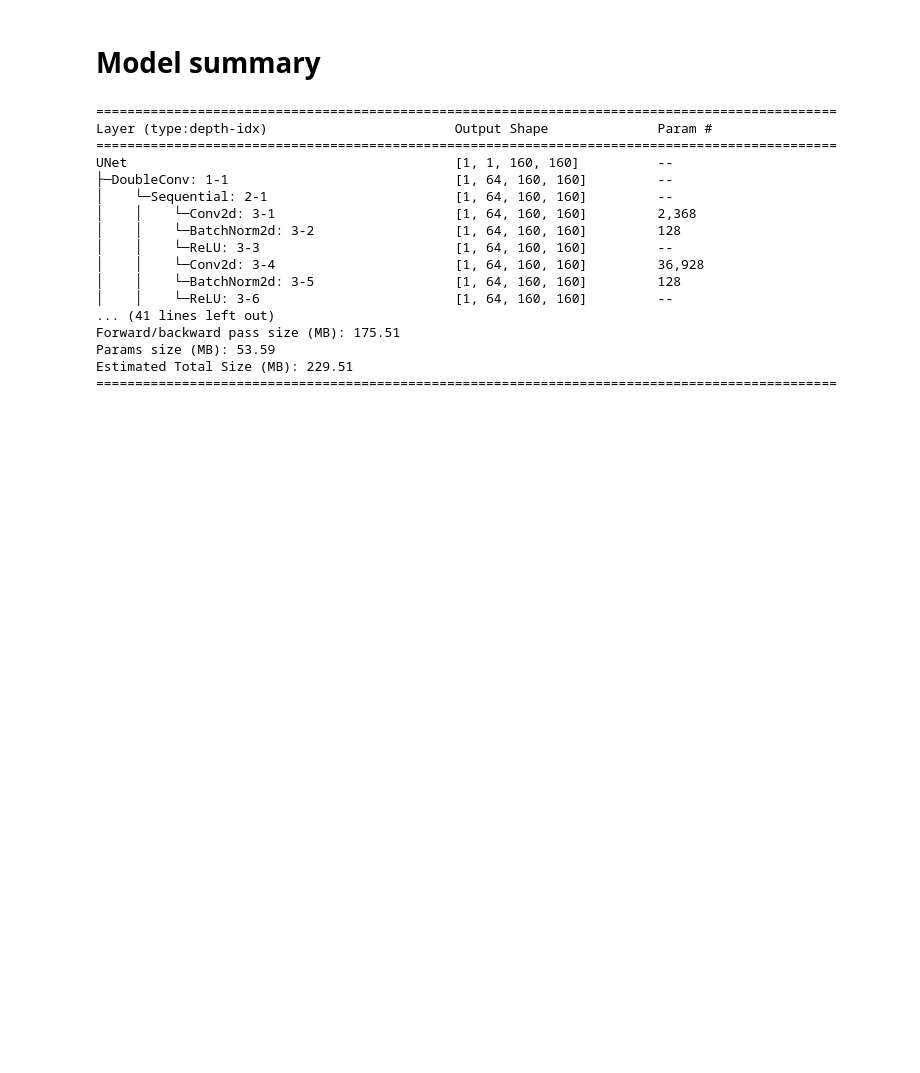
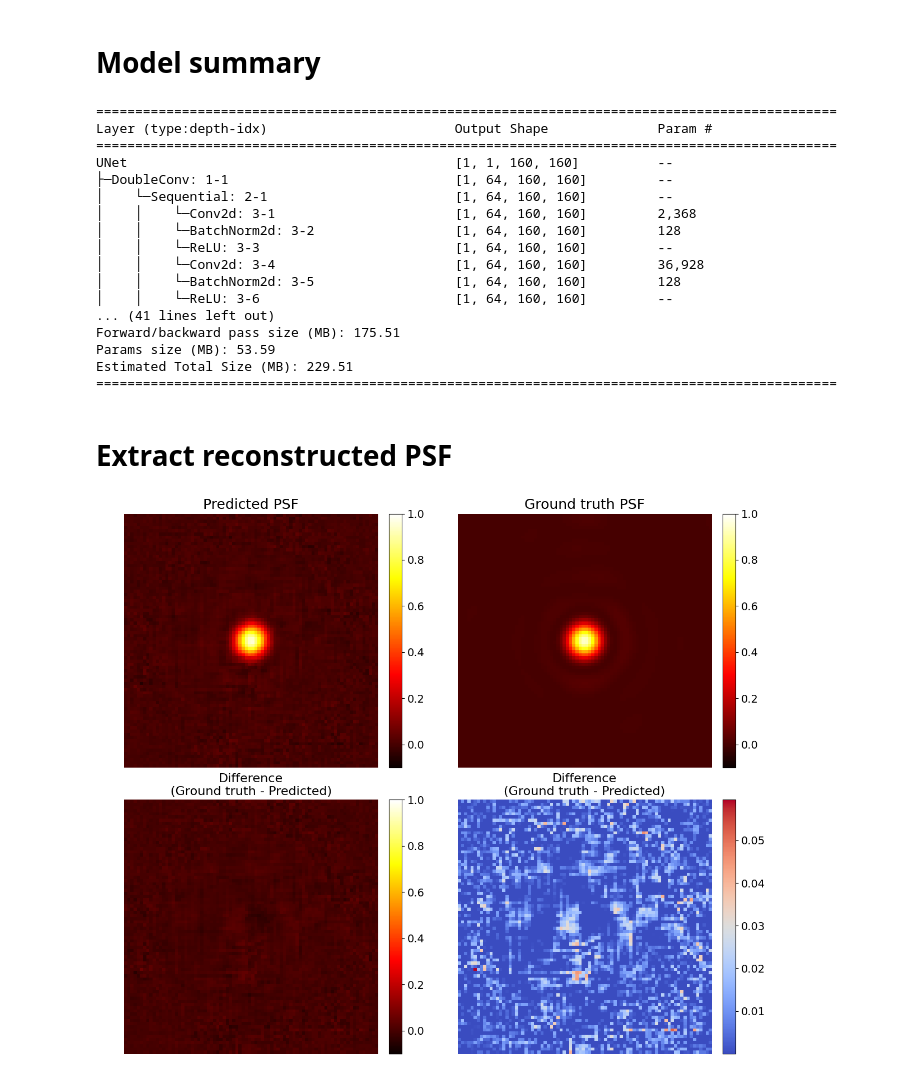
Before and after one commit to HumbertDominique/PSF-R-ML, a Jupyter notebook: misc.ipynb, the cells around one changed output. Cells and saved outputs as stored; diff of their text form; code cells hidden in the pictures; blank space fills up the shorter version.

Commit message:
Added PSF image to misc.ipynb

```diff
--- a/misc.ipynb
+++ b/misc.ipynb
@@ -188,3 +188,44 @@ Forward/backward pass size (MB): 175.51
 Params size (MB): 53.59
 Estimated Total Size (MB): 229.51
 ===============================================================================================
+# %% [markdown]
+# Extract reconstructed PSF
+# %%
+with h5py.File("output_infer/WFSxy_DM_intensity/predictions.h5", 'r') as temp:
+            key = list(temp.keys())
+            predictions = temp[key[0]][()][1434]
+ymax = 2861.3890710476435
+with h5py.File("output_prep/ao_ipsf_test_1.h5", 'r') as temp:
+            key = list(temp.keys())
+            ipsf = temp[key[0]][()][1434]/ymax
+# %%
+diff = ipsf - predictions
+
+fig, axes = plt.subplots(2, 2, figsize=(12, 10), constrained_layout=True)
+
+im0 = axes[0, 0].imshow(predictions, cmap="hot", vmin=-0.1, vmax=1)
+axes[0, 0].set_title("Predicted PSF", fontsize=18)
+axes[0, 0].set_axis_off()
+cbar0 = fig.colorbar(im0, ax=axes[0, 0], fraction=0.046, pad=0.04)
+cbar0.ax.tick_params(labelsize=14)
+
+im1 = axes[0, 1].imshow(ipsf, cmap="hot", vmin=-0.1, vmax=1)
+axes[0, 1].set_title("Ground truth PSF", fontsize=18)
+axes[0, 1].set_axis_off()
+cbar1 = fig.colorbar(im1, ax=axes[0, 1], fraction=0.046, pad=0.04)
+cbar1.ax.tick_params(labelsize=14)
+
+im2 = axes[1, 0].imshow(diff, cmap="hot", vmin=-0.1, vmax=1)
+axes[1, 0].set_title("Difference\n(Ground truth - Predicted)", fontsize=16)
+axes[1, 0].set_axis_off()
+cbar2 = fig.colorbar(im2, ax=axes[1, 0], fraction=0.046, pad=0.04)
+cbar2.ax.tick_params(labelsize=14)
+
+im3 = axes[1, 1].imshow(diff, cmap="coolwarm", vmin=np.min(np.abs(diff)), vmax=np.max(np.abs(diff)))
+axes[1, 1].set_title("Difference\n(Ground truth - Predicted)", fontsize=16)
+axes[1, 1].set_axis_off()
+cbar3 = fig.colorbar(im3, ax=axes[1, 1], fraction=0.046, pad=0.04)
+cbar3.ax.tick_params(labelsize=14)
+plt.show()
+# %% [output]
+[figure, added]
```
Also changed, not shown: 8 other files.
